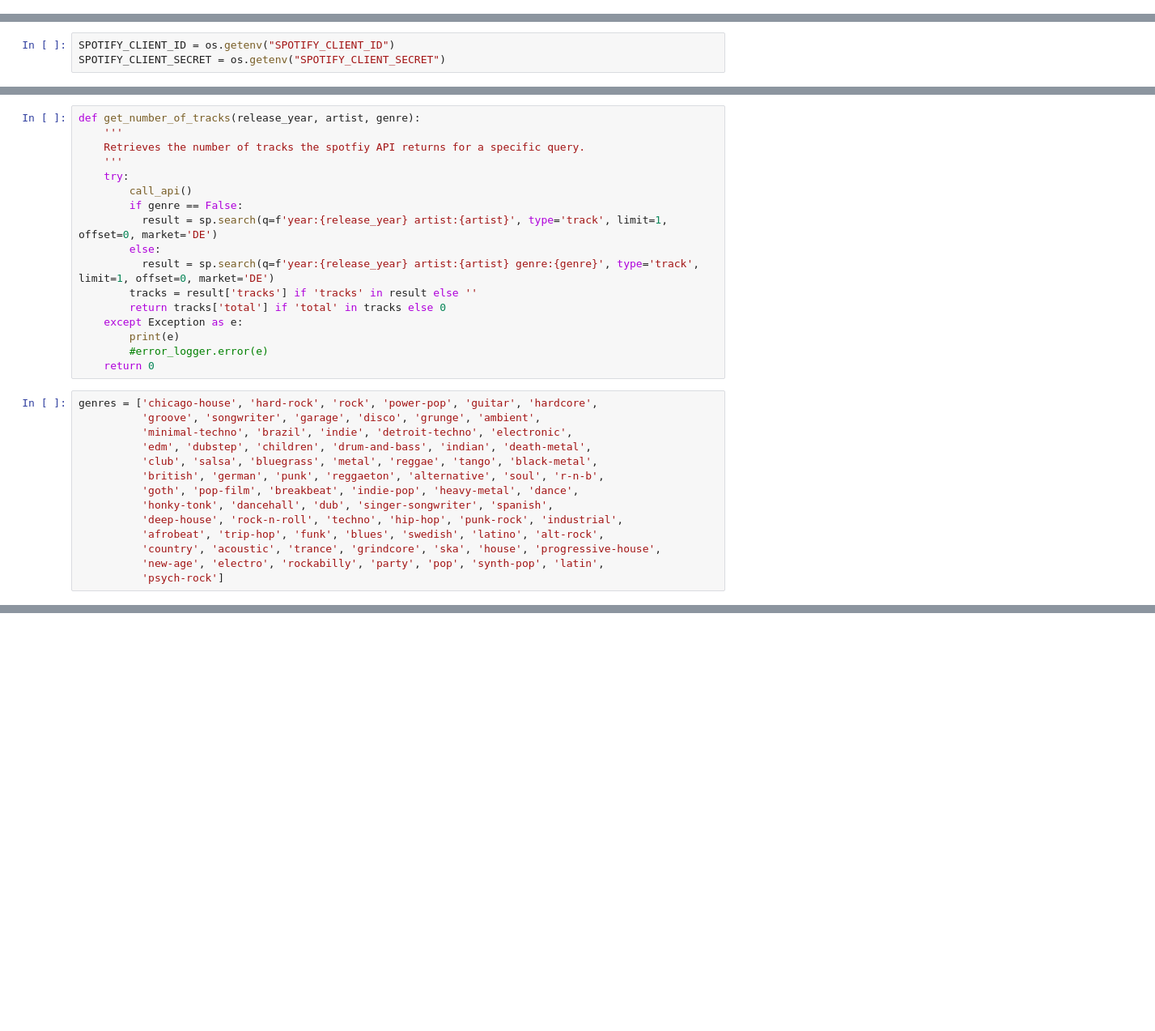
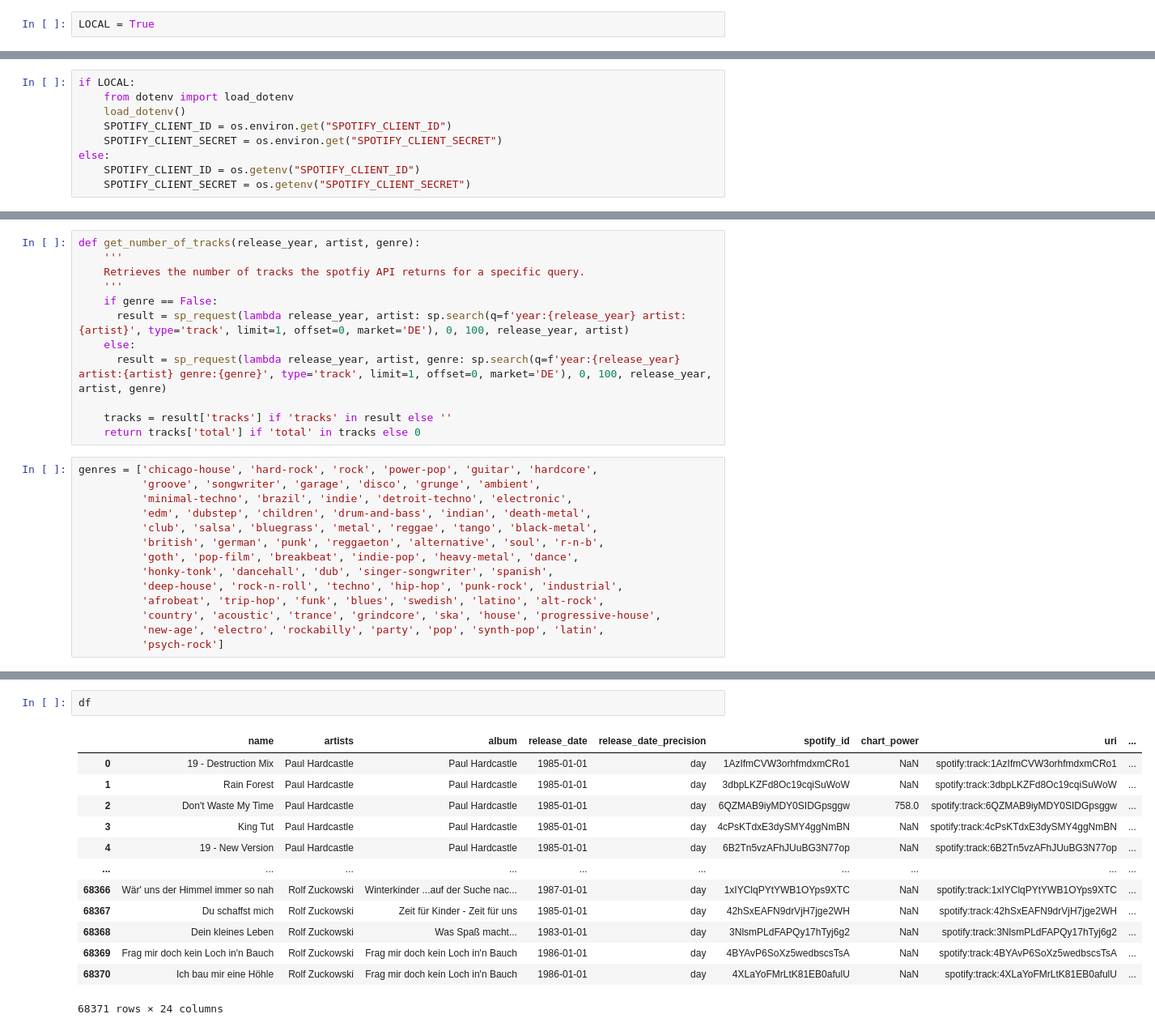
Before and after one commit to Jannis37/80s-recommender, a Jupyter notebook: extra.ipynb, the cells around one changed output, grey strips where cells are left out. Shown: that part at 81% size. Cells and saved outputs as stored; diff of their text form; blank space fills up the shorter version.

```diff
--- a/extra.ipynb
+++ b/extra.ipynb
@@ -5,4 +5,6 @@ from google.colab import drive
 drive.mount('/content/gdrive')
 # %% [output]
 Mounted at /content/gdrive
+# %%
+LOCAL = True
 # %%
@@ -386,8 +403,14 @@ chart_power_df = chart_power_df.applymap(lambda s: s.lower() if type(s) == str e
 chart_power_df = chart_power_df[['Song', 'Artist', 'Points']].groupby(['Song', 'Artist']).sum()
 chart_power_df.reset_index(inplace=True)
 # %%
-SPOTIFY_CLIENT_ID = os.getenv("SPOTIFY_CLIENT_ID")
-SPOTIFY_CLIENT_SECRET = os.getenv("SPOTIFY_CLIENT_SECRET")
+if LOCAL:
+    from dotenv import load_dotenv
+    load_dotenv()
+    SPOTIFY_CLIENT_ID = os.environ.get("SPOTIFY_CLIENT_ID")
+    SPOTIFY_CLIENT_SECRET = os.environ.get("SPOTIFY_CLIENT_SECRET")
+else:
+    SPOTIFY_CLIENT_ID = os.getenv("SPOTIFY_CLIENT_ID")
+    SPOTIFY_CLIENT_SECRET = os.getenv("SPOTIFY_CLIENT_SECRET")
 # %%
 client_credentials_manager = SpotifyClientCredentials(client_id=SPOTIFY_CLIENT_ID, client_secret=SPOTIFY_CLIENT_SECRET)
 sp = spotipy.Spotify(client_credentials_manager=client_credentials_manager)
@@ -694,18 +739,13 @@ def get_number_of_tracks(release_year, artist, genre):
     '''
     Retrieves the number of tracks the spotfiy API returns for a specific query.
     '''
-    try:
-        call_api()
-        if genre == False:
-          result = sp.search(q=f'year:{release_year} artist:{artist}', type='track', limit=1, offset=0, market='DE')
-        else:
-          result = sp.search(q=f'year:{release_year} artist:{artist} genre:{genre}', type='track', limit=1, offset=0, market='DE')
-        tracks = result['tracks'] if 'tracks' in result else ''
-        return tracks['total'] if 'total' in tracks else 0
-    except Exception as e:
-        print(e)
-        #error_logger.error(e)
-    return 0
+    if genre == False:
+      result = sp_request(lambda release_year, artist: sp.search(q=f'year:{release_year} artist:{artist}', type='track', limit=1, offset=0, market='DE'), 0, 100, release_year, artist)
+    else:
+      result = sp_request(lambda release_year, artist, genre: sp.search(q=f'year:{release_year} artist:{artist} genre:{genre}', type='track', limit=1, offset=0, market='DE'), 0, 100, release_year, artist, genre)
+
+    tracks = result['tracks'] if 'tracks' in result else ''
+    return tracks['total'] if 'total' in tracks else 0
 # %%
 genres = ['chicago-house', 'hard-rock', 'rock', 'power-pop', 'guitar', 'hardcore',
           'groove', 'songwriter', 'garage', 'disco', 'grunge', 'ambient',
@@ -784,0 +903,16 @@ with tqdm(total=len(chart_power_df_explode["Artist"].unique())) as pbar:
+# %%
+df
+# %% [output]
+|  | name | artists | album | release_date | release_date_precision | spotify_id | chart_power | uri | ... |
+| 0 | 19 - Destruction Mix | Paul Hardcastle | Paul Hardcastle | 1985-01-01 | day | 1AzIfmCVW3orhfmdxmCRo1 | NaN | spotify:track:1AzIfmCVW3orhfmdxmCRo1 | ... |
+| 1 | Rain Forest | Paul Hardcastle | Paul Hardcastle | 1985-01-01 | day | 3dbpLKZFd8Oc19cqiSuWoW | NaN | spotify:track:3dbpLKZFd8Oc19cqiSuWoW | ... |
+| 2 | Don't Waste My Time | Paul Hardcastle | Paul Hardcastle | 1985-01-01 | day | 6QZMAB9iyMDY0SIDGpsggw | 758.0 | spotify:track:6QZMAB9iyMDY0SIDGpsggw | ... |
+| 3 | King Tut | Paul Hardcastle | Paul Hardcastle | 1985-01-01 | day | 4cPsKTdxE3dySMY4ggNmBN | NaN | spotify:track:4cPsKTdxE3dySMY4ggNmBN | ... |
+| 4 | 19 - New Version | Paul Hardcastle | Paul Hardcastle | 1985-01-01 | day | 6B2Tn5vzAFhJUuBG3N77op | NaN | spotify:track:6B2Tn5vzAFhJUuBG3N77op | ... |
+| ... | ... | ... | ... | ... | ... | ... | ... | ... | ... |
+| 68366 | Wär' uns der Himmel immer so nah | Rolf Zuckowski | Winterkinder ...auf der Suche nac... | 1987-01-01 | day | 1xIYClqPYtYWB1OYps9XTC | NaN | spotify:track:1xIYClqPYtYWB1OYps9XTC | ... |
+| 68367 | Du schaffst mich | Rolf Zuckowski | Zeit für Kinder - Zeit für uns | 1985-01-01 | day | 42hSxEAFN9drVjH7jge2WH | NaN | spotify:track:42hSxEAFN9drVjH7jge2WH | ... |
+| 68368 | Dein kleines Leben | Rolf Zuckowski | Was Spaß macht... | 1983-01-01 | day | 3NlsmPLdFAPQy17hTyj6g2 | NaN | spotify:track:3NlsmPLdFAPQy17hTyj6g2 | ... |
+| 68369 | Frag mir doch kein Loch in'n Bauch | Rolf Zuckowski | Frag mir doch kein Loch in'n Bauch | 1986-01-01 | day | 4BYAvP6SoXz5wedbscsTsA | NaN | spotify:track:4BYAvP6SoXz5wedbscsTsA | ... |
+| 68370 | Ich bau mir eine Höhle | Rolf Zuckowski | Frag mir doch kein Loch in'n Bauch | 1986-01-01 | day | 4XLaYoFMrLtK81EB0afulU | NaN | spotify:track:4XLaYoFMrLtK81EB0afulU | ... |
+68371 rows × 24 columns
```
Also changed, not shown: parts of 17 cells of this notebook.
